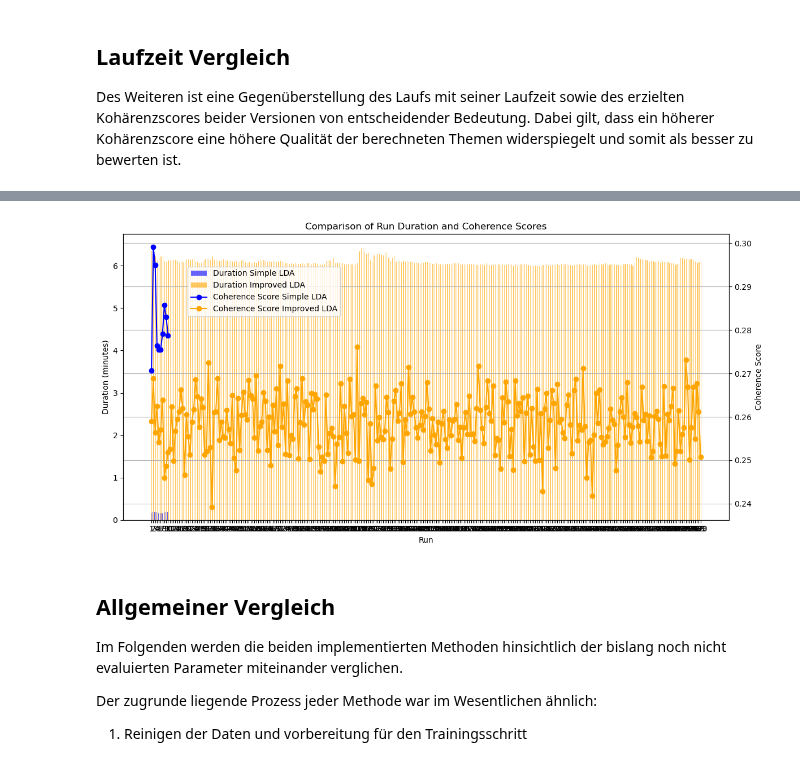
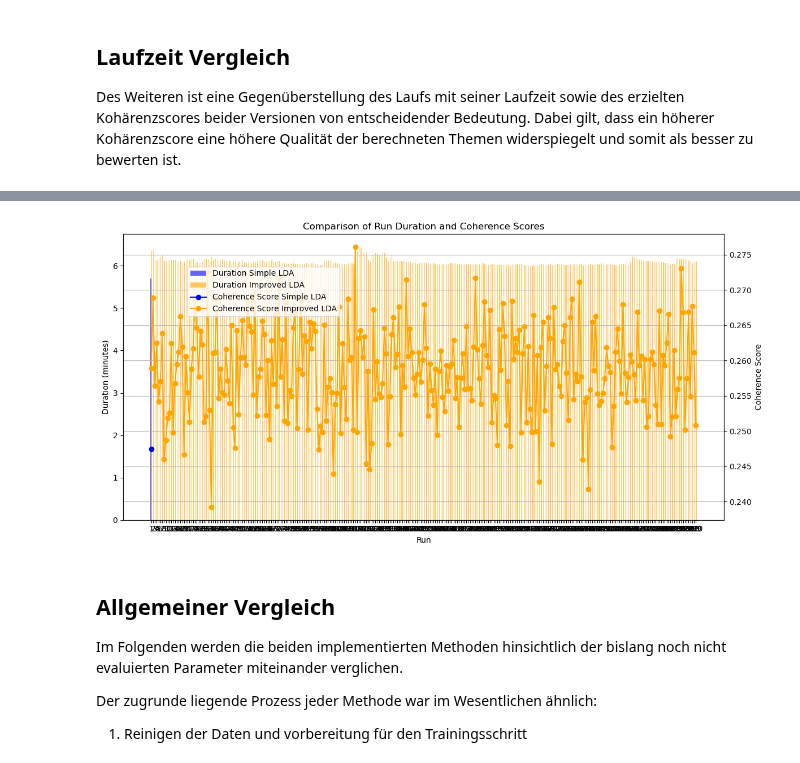
Before and after one commit to NiklasElsaesser/bug-free-fishstick, a Jupyter notebook: Benchmarks&Visualizations.ipynb, the cells around one changed output, grey strips where cells are left out. Cells and saved outputs as stored; diff of their text form; code cells hidden in the pictures.

Commit message:
included run_coherence data from jan

```diff
--- a/Benchmarks&Visualizations.ipynb
+++ b/Benchmarks&Visualizations.ipynb
@@ -46,7 +47,7 @@ Im Folgenden werden die in einem der beiden LDAs vorliegenden Daten für eine sp
 news_art = pd.read_json('News_Category_Dataset_v3.json', lines=True)
 
 # data from simple lda
-LDAV_run_details = pd.read_csv('data/DUMMY-run_details_with_coherence.csv')
+LDAV_run_details = pd.read_csv('data/vanilla_lda_data.csv')
 LDAV_lda_scores = pd.read_csv('data/DUMMY-lda_scores.csv')
 LDAV_matched_categories = pd.read_csv('data/DUMMY-matched_categories.csv')
 LDAV_not_matched_categories = pd.read_csv('data/DUMMY-not_matched_categories.csv')
@@ -312,7 +319,7 @@ Des Weiteren ist eine Gegenüberstellung des Laufs mit seiner Laufzeit sowie des
 df_notebook1 = pd.read_csv('data/DUMMY-run_details_with_coherence.csv')
 df_notebook2 = pd.read_csv('data/VSC5_run_details_with_coherence.csv')
 
-merged_df = pd.merge(df_notebook1, df_notebook2[['Run', 'Duration (minutes)', 'Coherence Score']],
+merged_df = pd.merge(LDAV_run_details, LDAP_run_details[['Run', 'Duration (minutes)', 'Coherence Score']],
                      on='Run', suffixes=(' vanilla', ' improved'), how='outer')
 
 print("\nMerged DataFrame:")
@@ -332,40 +339,40 @@ import matplotlib.pyplot as plt
 fig, ax1 = plt.subplots(figsize=(12, 6))
 
 # Plot for Duration
-ax1.bar(merged_df['Run'] - 0.2, merged_df['Duration (minutes) vanilla'],
+ax1.bar(merged_df['Run'] - 0.2, merged_df['lda_model_train_time_in_m'],
         width=0.4, label='Duration Simple LDA', color='blue', alpha=0.6)
-ax1.bar(merged_df['Run'] + 0.2, merged_df['Duration (minutes) improved'],
+ax1.bar(merged_df['Run'] + 0.2, merged_df['Duration (minutes)'],
         width=0.4, label='Duration Improved LDA', color='orange', alpha=0.6)
 
 # Adding labels for the first y-axis
 ax1.set_xlabel('Run')
 ax1.set_ylabel('Duration (minutes)', color='black')
 ax1.tick_params(axis='y', labelcolor='black')
 
 # Create a secondary y-axis for coherence scores
 ax2 = ax1.twinx()
-ax2.plot(merged_df['Run'], merged_df['Coherence Score vanilla'],
+ax2.plot(merged_df['Run'], merged_df['lda_model_coherence_score'],
          marker='o', label='Coherence Score Simple LDA', color='blue')
-ax2.plot(merged_df['Run'], merged_df['Coherence Score improved'],
+ax2.plot(merged_df['Run'], merged_df['Coherence Score'],
          marker='o', label='Coherence Score Improved LDA', color='orange')
 
 # Adding labels and title for the secondary y-axis
 ax2.set_ylabel('Coherence Score', color='black')
 ax2.tick_params(axis='y', labelcolor='black')
 
 # Combine legends
 fig.legend(loc='upper left', bbox_to_anchor=(0.1, 0.9), bbox_transform=ax1.transAxes)
 
 # Adding title
 plt.title('Comparison of Run Duration and Coherence Scores')
 plt.xticks(merged_df['Run'])  # Set x-ticks to be the run numbers
 plt.grid()
 
 # Show the plot
 plt.tight_layout()
 plt.show()
 # %% [output]
-[figure, old version]
+[figure, new version]
 # %% [markdown]
 ## Allgemeiner Vergleich
 Im Folgenden werden die beiden implementierten Methoden hinsichtlich der bislang noch nicht evaluierten Parameter miteinander verglichen.
```
Also changed, not shown: parts of 6 cells of this notebook.
